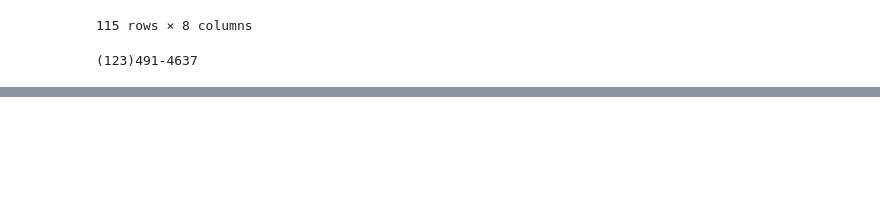
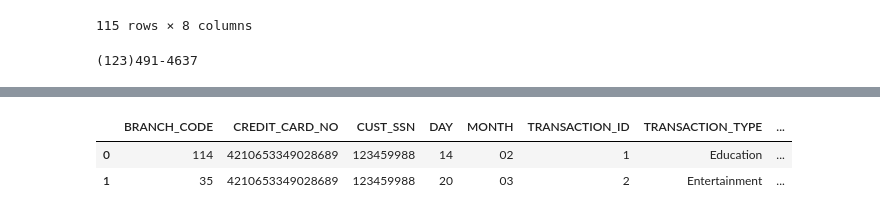
Before and after one commit to The-Captain-William/Per-Scholas-Capstone, a Jupyter notebook: testing/pyspark_extract.ipynb, the cells around one changed output, grey strips where cells are left out. Drawn from its saved outputs; the diff is of its cells as text; code cells hidden in the pictures; blank space fills up the shorter version.

```diff
--- a/testing/pyspark_extract.ipynb
+++ b/testing/pyspark_extract.ipynb
@@ -495,0 +533,2 @@ branch_df_p.to_json('../data/credit_card_dataset_transformed/transformed_branch.
+# %%
+credit_df_p = credit_df.toPandas()
@@ -495,0 +548,8 @@ branch_df_p.to_json('../data/credit_card_dataset_transformed/transformed_branch.
+# %%
+credit_df_p['MONTH'] = credit_df_p['MONTH'].apply(lambda x: str( "0" + str(x)) if len(str(x)) < 2 else str(x))
+# %%
+credit_df_p.head(2)
+# %% [output]
+|  | BRANCH_CODE | CREDIT_CARD_NO | CUST_SSN | DAY | MONTH | TRANSACTION_ID | TRANSACTION_TYPE | ... |
+| 0 | 114 | 4210653349028689 | 123459988 | 14 | 02 | 1 | Education | ... |
+| 1 | 35 | 4210653349028689 | 123459988 | 20 | 03 | 2 | Entertainment | ... |
```
Also changed, not shown: parts of 14 cells of this notebook.
